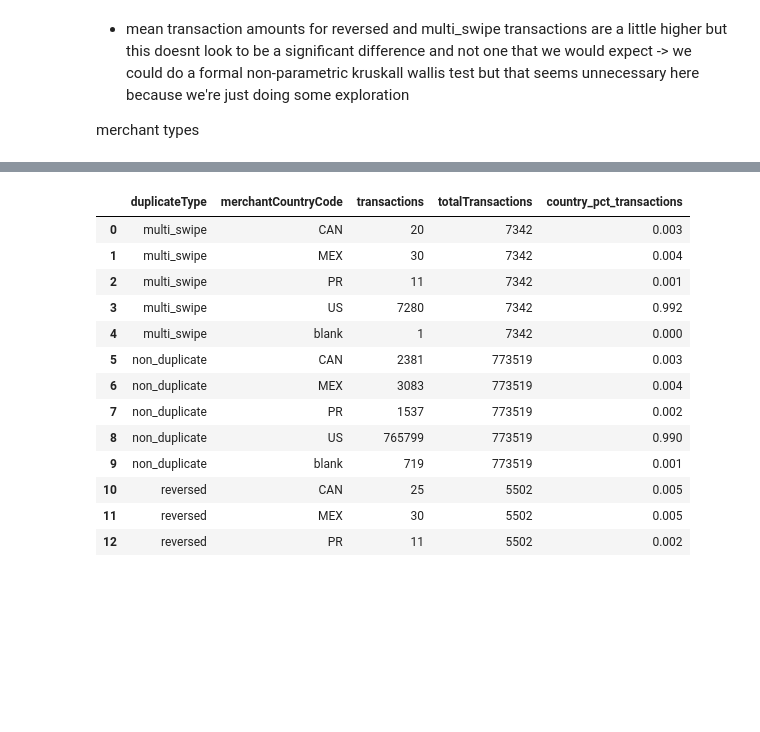
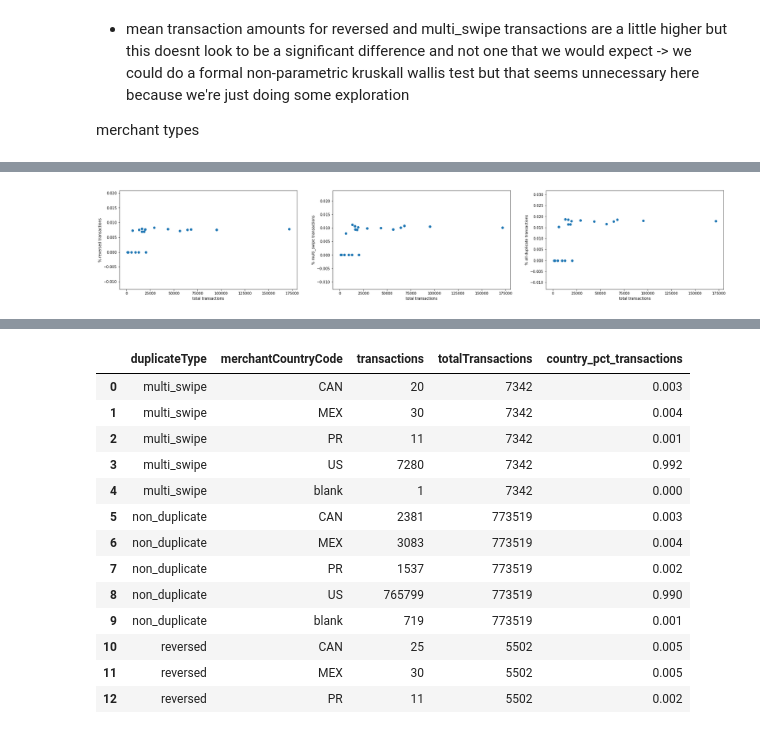
Before and after one commit to shanomax/DS, a Jupyter notebook: CapitalOne_DataScienceChallenge_ShaneCampbell.ipynb, the cells around one changed output, grey strips where cells are left out. Drawn from its saved outputs; the diff is of its cells as text; code cells hidden in the pictures; blank space fills up the shorter version.

```diff
--- a/CapitalOne_DataScienceChallenge_ShaneCampbell.ipynb
+++ b/CapitalOne_DataScienceChallenge_ShaneCampbell.ipynb
@@ -445,0 +577,26 @@ plt.xticks(rotation = 30);
+# %%
+merch_cat_agg = trn.groupby(['merchantCategoryCode', 'duplicateType']).size().reset_index()
+merch_cat_agg.columns = ['merchantCategoryCode', 'duplicateType', 'count']
+merch_cat_pvt = merch_cat_agg.pivot_table(values = 'count', index = 'merchantCategoryCode', columns = 'duplicateType', fill_value = 0).reset_index()
+merch_cat_pvt['total_count'] = merch_cat_pvt.multi_swipe + merch_cat_pvt.non_duplicate + merch_cat_pvt.reversed
+merch_cat_pvt['pct_reversed'] = merch_cat_pvt.reversed / merch_cat_pvt.total_count
+merch_cat_pvt['pct_multi_swipe'] = merch_cat_pvt.multi_swipe / merch_cat_pvt.total_count
+merch_cat_pvt['pct_duplicate'] = (merch_cat_pvt.reversed + merch_cat_pvt.multi_swipe) / merch_cat_pvt.total_count
+# %%
+dup_fig2 = plt.figure(figsize = (30, 5))
+ax1 = dup_fig2.add_subplot(131)
+plt.scatter(merch_cat_pvt.total_count, merch_cat_pvt.pct_reversed)
+plt.xlabel('total transactions')
+plt.ylabel('% reversed transactions');
+
+ax2 = dup_fig2.add_subplot(132)
+plt.scatter(merch_cat_pvt.total_count, merch_cat_pvt.pct_multi_swipe)
+plt.xlabel('total transactions')
+plt.ylabel('% multi_swipe transactions');
+
+ax3 = dup_fig2.add_subplot(133)
+plt.scatter(merch_cat_pvt.total_count, merch_cat_pvt.pct_duplicate)
+plt.xlabel('total transactions')
+plt.ylabel('% all duplicate transactions');
+# %% [output]
+[figure, added]
```
Also changed, not shown: parts of 60 cells of this notebook.
